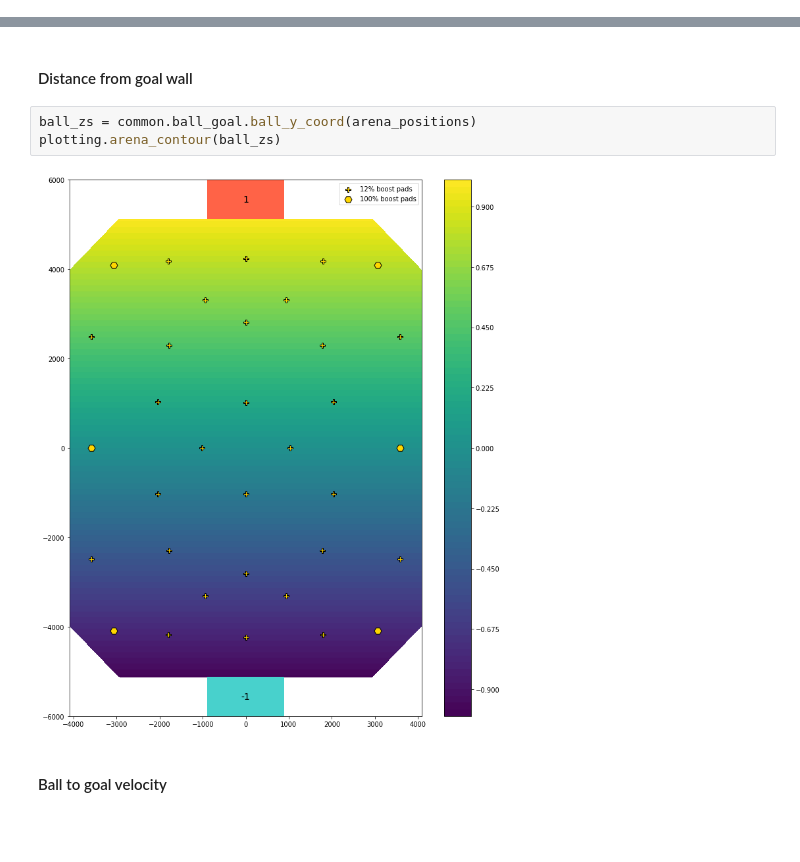
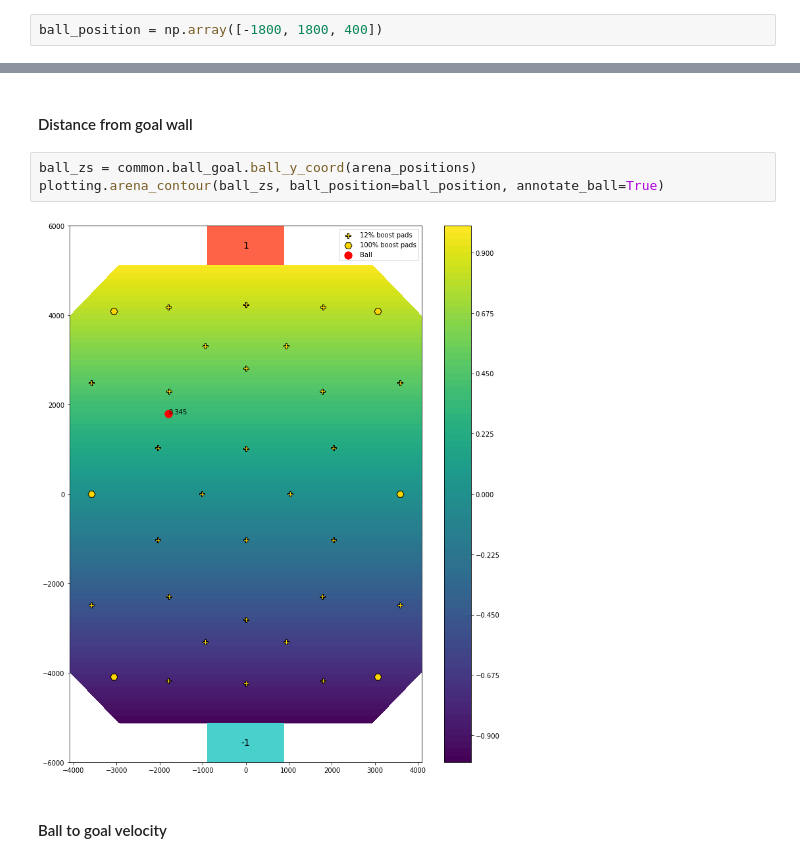
Before and after one commit to Enkhai/lucy-utils, a Jupyter notebook: examples/16_reward_shaping/analysis.ipynb, the cells around one changed output, grey strips where cells are left out. Saved outputs shown, nothing was run; the diff lists cells and outputs as text; blank space fills up the shorter version.

```diff
--- a/examples/16_reward_shaping/analysis.ipynb
+++ b/examples/16_reward_shaping/analysis.ipynb
@@ -21,0 +36,2 @@ arena_positions = plotting.arena_positions
+# %%
+ball_position = np.array([-1800, 1800, 400])
@@ -30,9 +53,9 @@ plotting.arena_contour(ball_zs)
 ####  Distance from goal wall
 # %%
 ball_zs = common.ball_goal.ball_y_coord(arena_positions)
-plotting.arena_contour(ball_zs)
+plotting.arena_contour(ball_zs, ball_position=ball_position, annotate_ball=True)
 # %% [output]
-[figure, old version]
+[figure, new version]
 # %% [markdown]
 #### Ball to goal velocity
 # %% [markdown]
```
Also changed, not shown: parts of 48 cells of this notebook, 3 other files.
